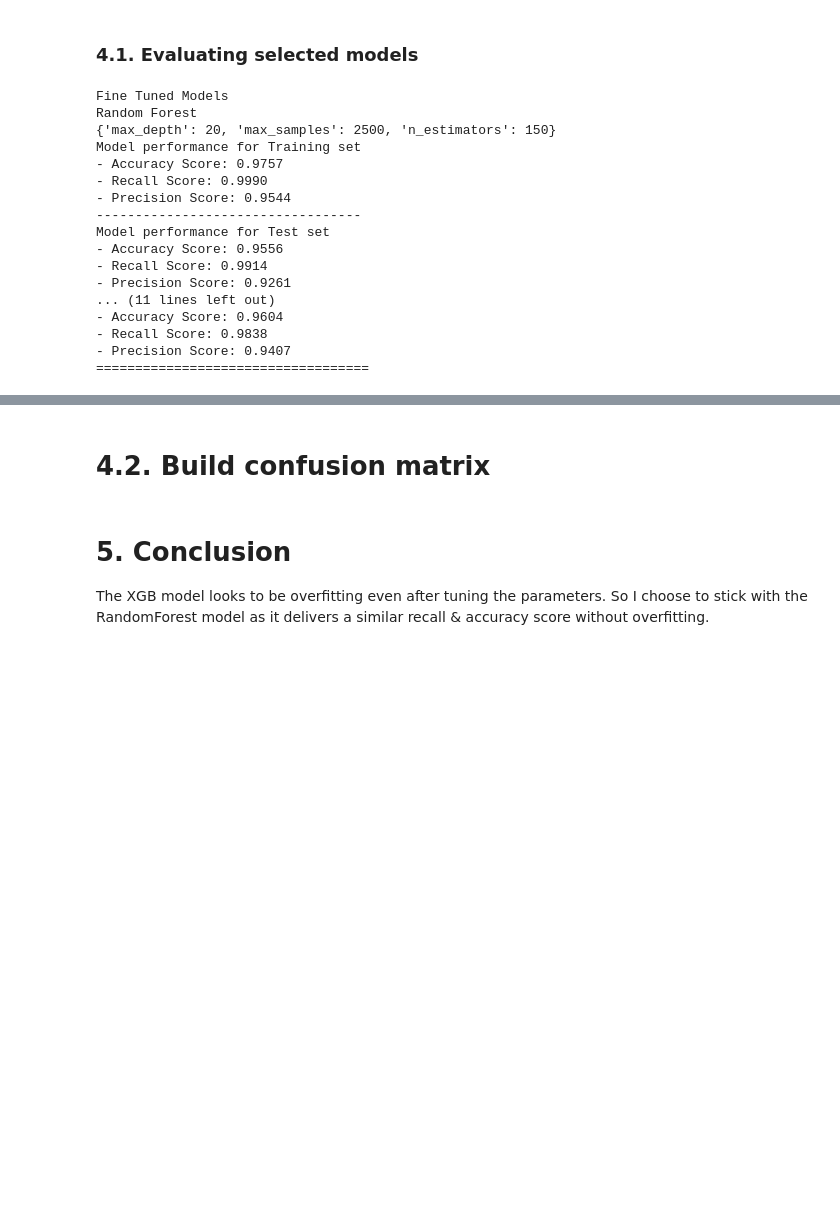
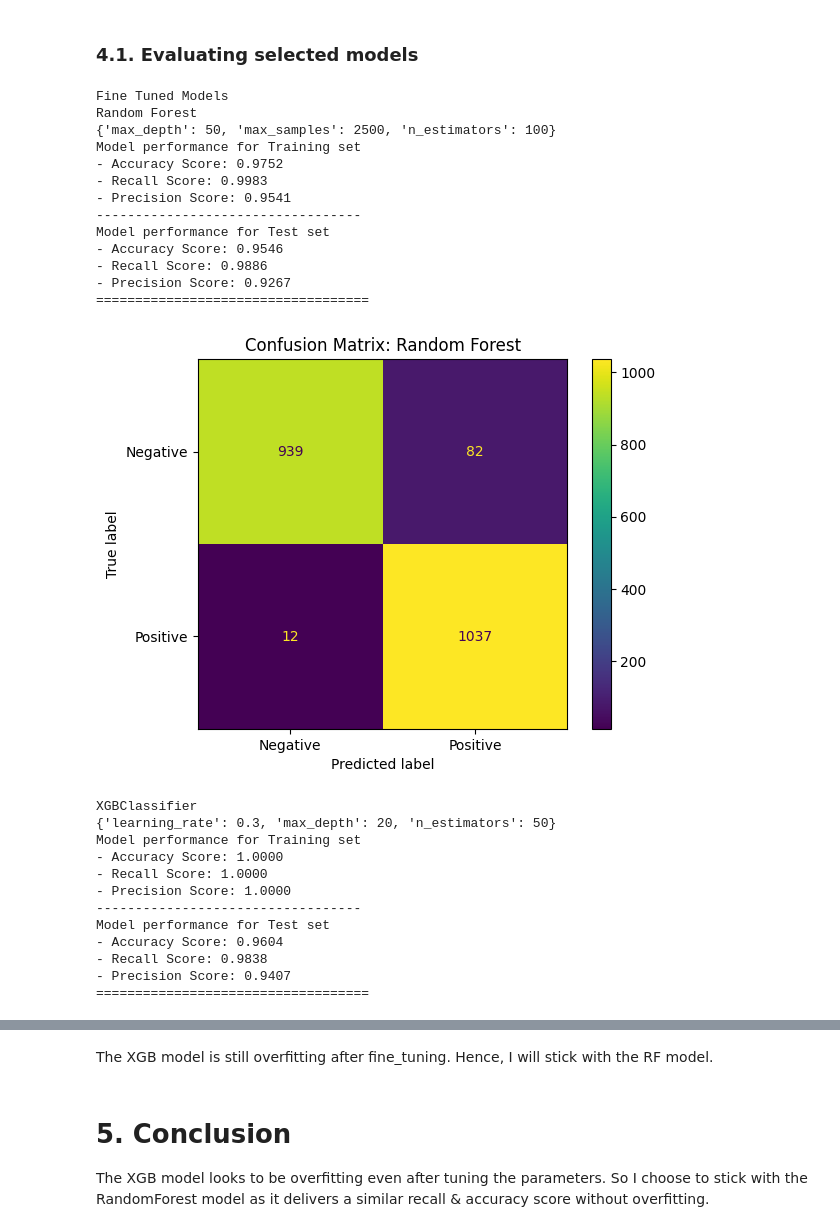
Before and after one commit to ankak2635/Customer-Churn-Predictor, a Jupyter notebook: notebook/EDA_Training.ipynb, the cells around one changed output, grey strips where cells are left out. Saved outputs shown, nothing was run; the diff lists cells and outputs as text; code cells hidden in the pictures; blank space fills up the shorter version.

Commit message:
Updated with confusion matrix

```diff
--- a/notebook/EDA_Training.ipynb
+++ b/notebook/EDA_Training.ipynb
@@ -703,16 +702,23 @@ selected_models= {
 # Set parameters for the selected models
 params={
     'Random Forest': {
-        'n_estimators': [10,50,100,150,200,300,500],
+        # 'n_estimators': [10,50,100,150,200,300,500],
+        'n_estimators' : [100],
         # 'criterion' : ['gini', 'entropy', 'log_loss'],
-        'max_samples' : [500, 1000, 2000, 2500], # after few rounds of experiments
-        'max_depth':[5,10,15,20,25,50,100]
+        # 'max_samples' : [500, 1000, 2000, 2500],
+        'max_samples' : [2500],
+        # 'max_depth':[5,10,15,20,25,50,100],
+        'max_depth':[50]
     },
 
     'XGBClassifier': {
-        'n_estimators':[10,50,100,150,200,300,500],
-        'max_depth':[5,10,15,20,25,50,100],
-        'learning_rate': [0.1,0.2,0.3,0.4]
+        # 'n_estimators':[10,50,100,150,200,300,500],
+        'n_estimators':[50],
+        # 'max_depth':[5,10,15,20,25,50,100],
+        'max_depth' : [20],
+        # 'learning_rate': [0.1,0.2,0.3,0.4]
+        'learning_rate': [0.3]
+
     }
 
 }
@@ -736,41 +742,58 @@ for i in range(len(selected_models)):
     # Make prediction
     y_train_pred = model.predict(X_trian)
     y_test_pred = model.predict(X_test)
 
     # Get evaluation metrics
     train_acc, train_recall, train_precision = evaluate_model(true=y_train, predicted=y_train_pred)
     test_acc, test_recall, test_precision = evaluate_model(true=y_test, predicted=y_test_pred)
 
     # Print the results
     print('Model performance for Training set')
     print("- Accuracy Score: {:.4f}".format(train_acc))
     print("- Recall Score: {:.4f}".format(train_recall))
     print("- Precision Score: {:.4f}".format(train_precision))
 
     print('----------------------------------')
 
     print('Model performance for Test set')
     print("- Accuracy Score: {:.4f}".format(test_acc))
     print("- Recall Score: {:.4f}".format(test_recall))
     print("- Precision Score: {:.4f}".format(test_precision))
 
     print('='*35)
     print('\n')
+
+    # Confusion Matrix
+    cm= confusion_matrix(y_test, y_test_pred)
+    cm_display = ConfusionMatrixDisplay(confusion_matrix = cm,
+                                                display_labels = ['Negative', 'Positive'])
+    cm_display.plot()
+    plt.title('Confusion Matrix: {}'.format(list(selected_models.keys())[i]))
+    plt.show()
 # %% [output]
 Fine Tuned Models
 Random Forest
-{'max_depth': 20, 'max_samples': 2500, 'n_estimators': 150}
+{'max_depth': 50, 'max_samples': 2500, 'n_estimators': 100}
 Model performance for Training set
-- Accuracy Score: 0.9757
-- Recall Score: 0.9990
-- Precision Score: 0.9544
+- Accuracy Score: 0.9752
+- Recall Score: 0.9983
+- Precision Score: 0.9541
 ----------------------------------
 Model performance for Test set
-- Accuracy Score: 0.9556
-- Recall Score: 0.9914
-- Precision Score: 0.9261
-... (11 lines left out)
-- Accuracy Score: 0.9604
-- Recall Score: 0.9838
-- Precision Score: 0.9407
+- Accuracy Score: 0.9546
+- Recall Score: 0.9886
+- Precision Score: 0.9267
 ===================================
+[figure, added]
+XGBClassifier
+{'learning_rate': 0.3, 'max_depth': 20, 'n_estimators': 50}
+Model performance for Training set
+- Accuracy Score: 1.0000
+- Recall Score: 1.0000
+- Precision Score: 1.0000
+----------------------------------
+Model performance for Test set
+- Accuracy Score: 0.9604
+- Recall Score: 0.9838
+- Precision Score: 0.9407
+===================================
@@ -777,2 +801,2 @@ Model performance for Test set
-# %% [markdown]
-# 4.2. Build confusion matrix
+# %% [markdown]
+The XGB model is still overfitting after fine_tuning. Hence, I will stick with the RF model.
```
Also changed, not shown: parts of 5 cells of this notebook.
